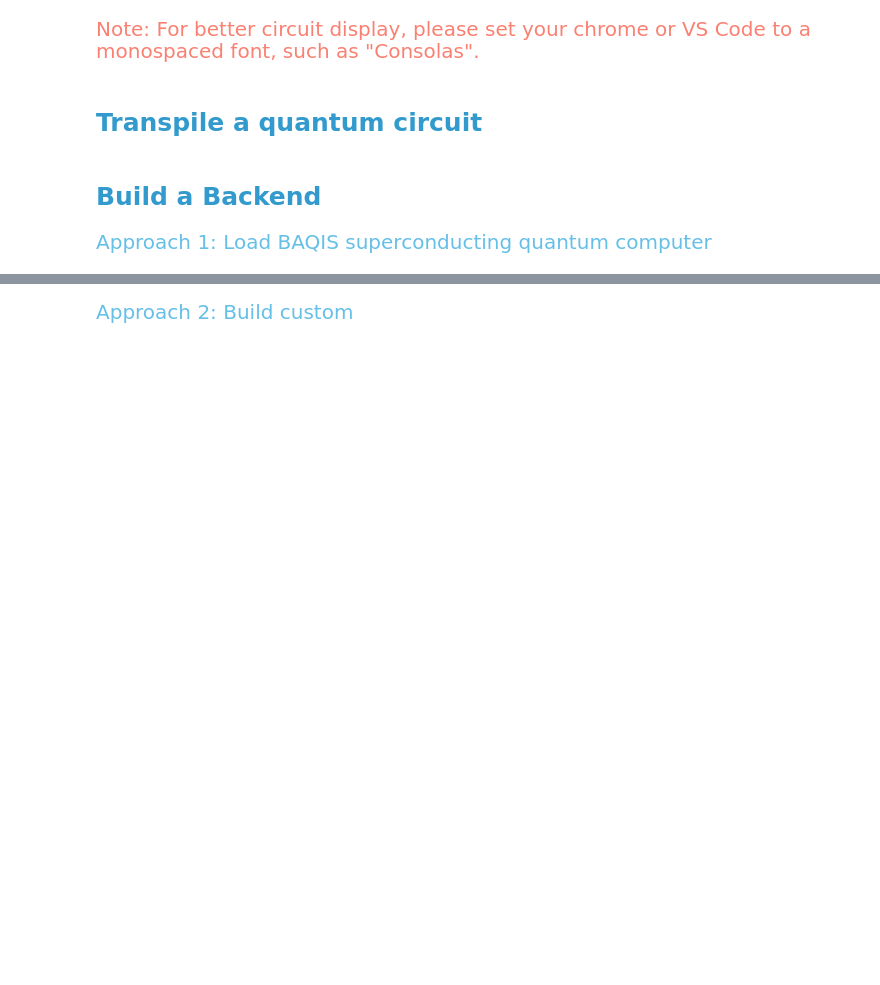
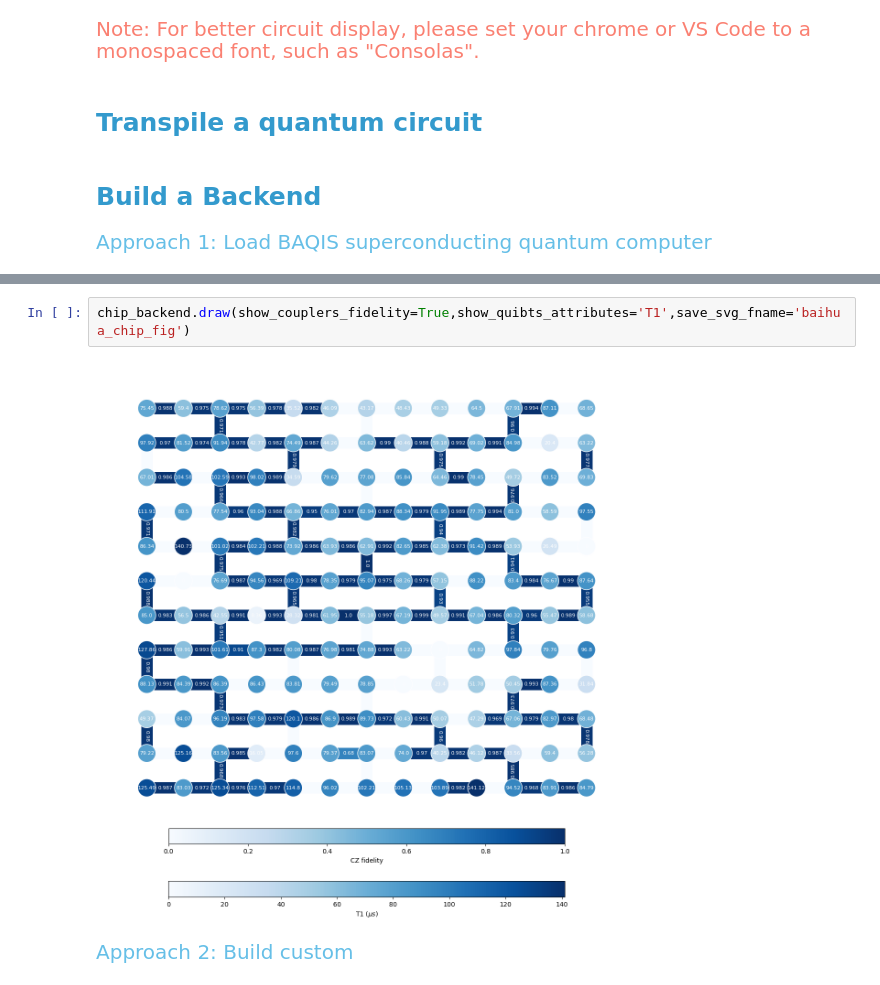
Before and after one commit to coqis/vios, a Jupyter notebook: docs/usage/quark/example.ipynb, the cells around one changed output, grey strips where cells are left out. Drawn from its saved outputs; the diff is of its cells as text; blank space fills up the shorter version.

```diff
--- a/docs/usage/quark/example.ipynb
+++ b/docs/usage/quark/example.ipynb
@@ -47,3 +47,7 @@ The last calibration time was 2024-11-01 14:44:44
+# %%
+chip_backend.draw(show_couplers_fidelity=True,show_quibts_attributes='T1',save_svg_fname='baihua_chip_fig')
+# %% [output]
+[figure, added]
 # %% [markdown]
 <div style="color:#66BFE7; font-size:20px;">Approach 2: Build custom</div>
 # %%
```
Also changed, not shown: parts of 16 cells of this notebook, 3 other files.
